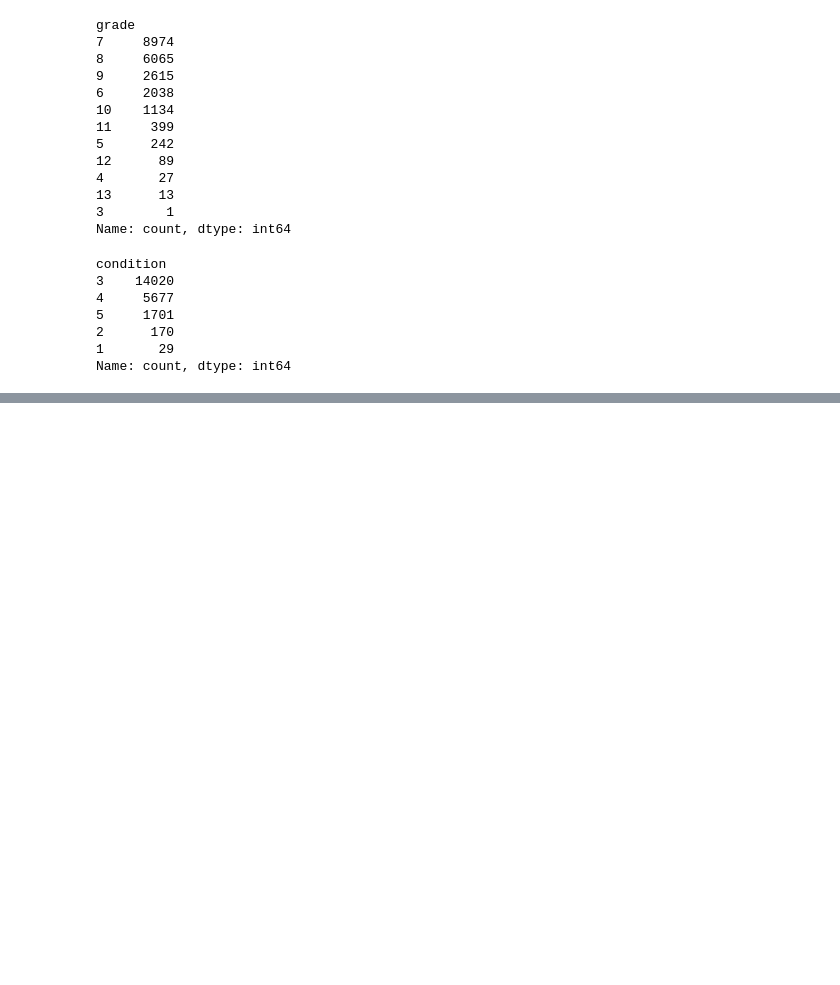
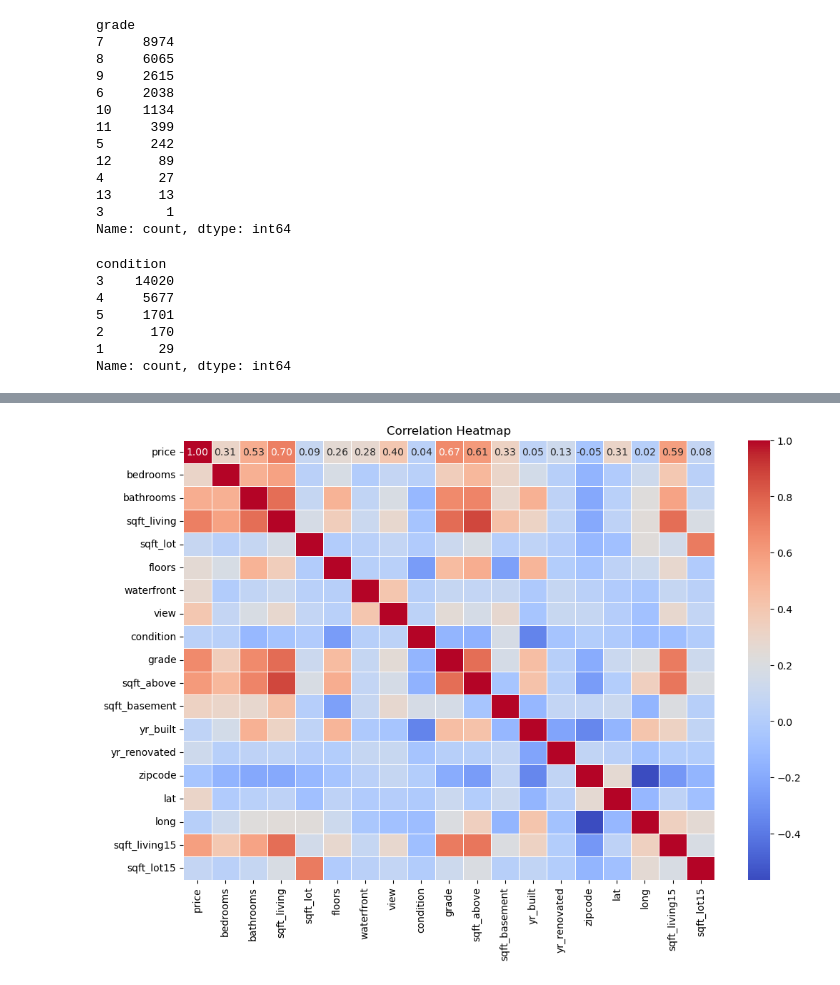
Before and after one commit to ShamlaA/Phase-2-Group-17-Project, a Jupyter notebook: Work_in_Progress/Shamla.ipynb, the cells around one changed output, grey strips where cells are left out. Saved outputs shown, nothing was run; the diff lists cells and outputs as text; code cells hidden in the pictures; blank space fills up the shorter version.

```diff
--- a/Work_in_Progress/Shamla.ipynb
+++ b/Work_in_Progress/Shamla.ipynb
@@ -133,0 +194,17 @@ Name: count, dtype: int64
+# %%
+df['date'] = pd.to_datetime(df['date'])
+# %%
+df['sqft_basement'] = pd.to_numeric(df['sqft_basement'], errors='coerce')
+# %%
+df['bedrooms'] = df['bedrooms'].astype(float)
+
+df['sqft_living'] = df['sqft_living'].astype(float)
+df['sqft_lot'] = df['sqft_lot'].astype(float)
+df['condition'] = df['condition'].astype(float)
+df['grade'] = df['grade'].astype(float)
+df['sqft_above'] = df['sqft_above'].astype(float)
+df['sqft_basement'] = df['sqft_basement'].astype(float)
+df['yr_built'] = df['yr_built'].astype(float)
+df['zipcode'] = df['zipcode'].astype(float)
+df['sqft_living15'] = df['sqft_living15'].astype(float)
+df['sqft_lot15'] = df['sqft_lot15'].astype(float)
@@ -133,0 +308,12 @@ Name: count, dtype: int64
+# %%
+df = df.drop(columns=['id'])
+df = df.drop(columns=['date'])
+# %%
+# sns.heatmap(df.corr(),cmap="coolwarm",annot=True)
+correlation_matrix = df.corr()
+plt.figure(figsize=(12, 8))
+sns.heatmap(correlation_matrix, annot=True, cmap='coolwarm', fmt='.2f', linewidths=0.5)
+plt.title('Correlation Heatmap')
+plt.show()
+# %% [output]
+[figure, added]
```
Also changed, not shown: parts of 14 cells of this notebook.
